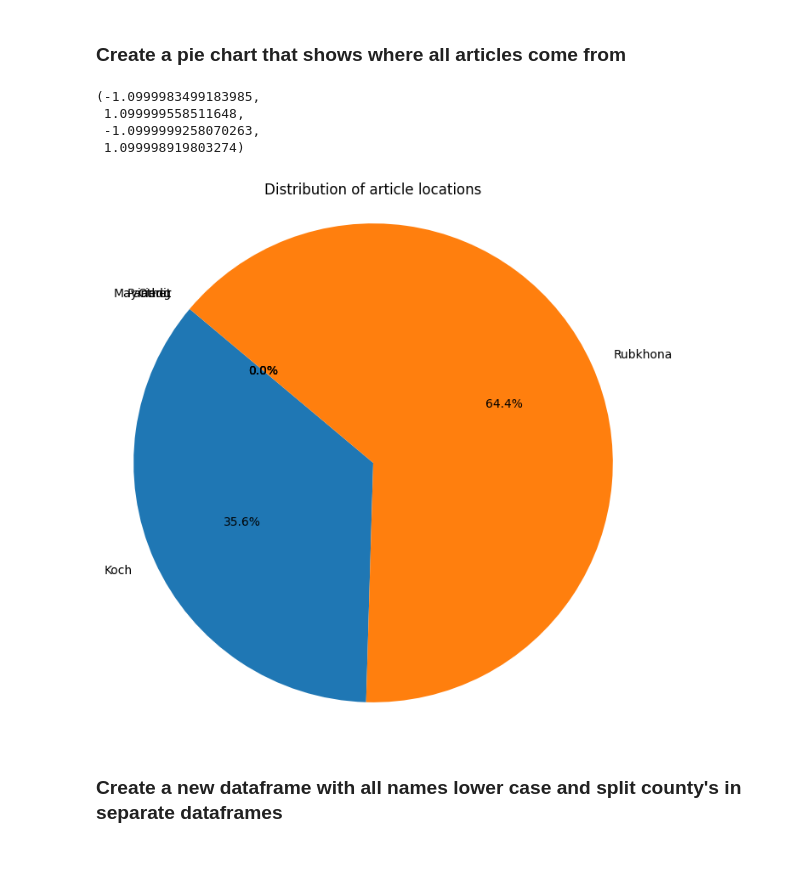
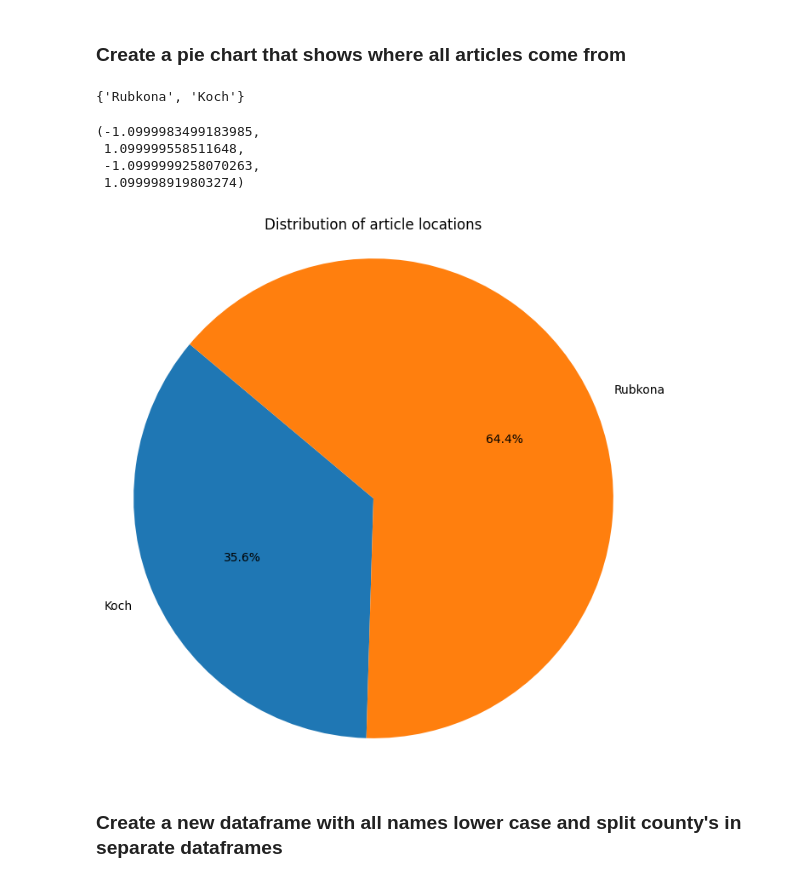
Before and after one commit to Joeryy/JBG060-DC3-23-24-group-2, a Jupyter notebook: article_data_exploration.ipynb, the cells around one changed output. Drawn from its saved outputs; the diff is of its cells as text; code cells hidden in the pictures.

```diff
--- a/article_data_exploration.ipynb
+++ b/article_data_exploration.ipynb
@@ -20,46 +27,49 @@ df.head()
 # %%
 count_koch = 0
 count_bentiu = 0
-count_rubkhona = 0
+count_rubkona = 0
 count_unity = 0
 count_parieng = 0
 count_mayiandit = 0
 count_else = 0
 
 for name in df["cd_district_name"]:
     if "koch" in name.lower():
         count_koch += 1
     elif "unity" in name.lower():
         count_koch += 1
-        count_rubkhona += 1
+        count_rubkona += 1
         count_parieng += 1
         count_mayiandit += 1
     elif "parieng" in name.lower():
         count_parieng += 1
     elif "mayiandit" in name.lower():
         count_mayiandit += 1
     elif "bentiu" in name.lower():
-        count_rubkhona += 1
+        count_rubkona += 1
     elif "rubkona" in name.lower():
-        count_rubkhona += 1
+        count_rubkona += 1
     else:
         count_else += 1
 
-# print(set(df['chat_GPT_location']))
+print(set(df['cd_district_name']))
 # print(len(df["cd_district_name"]))
-# print(count_koch+count_bentiu+count_rubkhona+count_unity+count_else)
+# print(count_koch+count_bentiu+count_rubkona+count_unity+count_else)
 
 # Create a pie chart using the "Conflict" column
 plt.figure(figsize=(8, 8))
-plt.pie([count_koch, count_rubkhona, count_parieng, count_mayiandit, count_else], labels=["Koch", "Rubkhona", "Parieng", "Mayiandit", "Other"], autopct='%1.1f%%', startangle=140)
+# plt.pie([count_koch, count_rubkona, count_parieng, count_mayiandit, count_else], labels=["Koch", "Rubkona", "Parieng", "Mayiandit", "Other"], autopct='%1.1f%%', startangle=140)
+plt.pie([count_koch, count_rubkona], labels=["Koch", "Rubkona"], autopct='%1.1f%%', startangle=140)
+
 plt.title('Distribution of article locations')
 plt.axis('equal')  # Equal aspect ratio ensures that pie is drawn as a circle.
 # %% [output]
-(-1.0999983499183985,
- 1.099999558511648,
- -1.0999999258070263,
- 1.099998919803274)
+{'Rubkona', 'Koch'}
+(-1.0999983499183985,
+ 1.099999558511648,
+ -1.0999999258070263,
+ 1.099998919803274)
-[figure, old version]
+[figure, new version]
 # %% [markdown]
 ### Create a new dataframe with all names lower case and split county's in separate dataframes
 # %%
```
Also changed, not shown: parts of 11 cells of this notebook.
